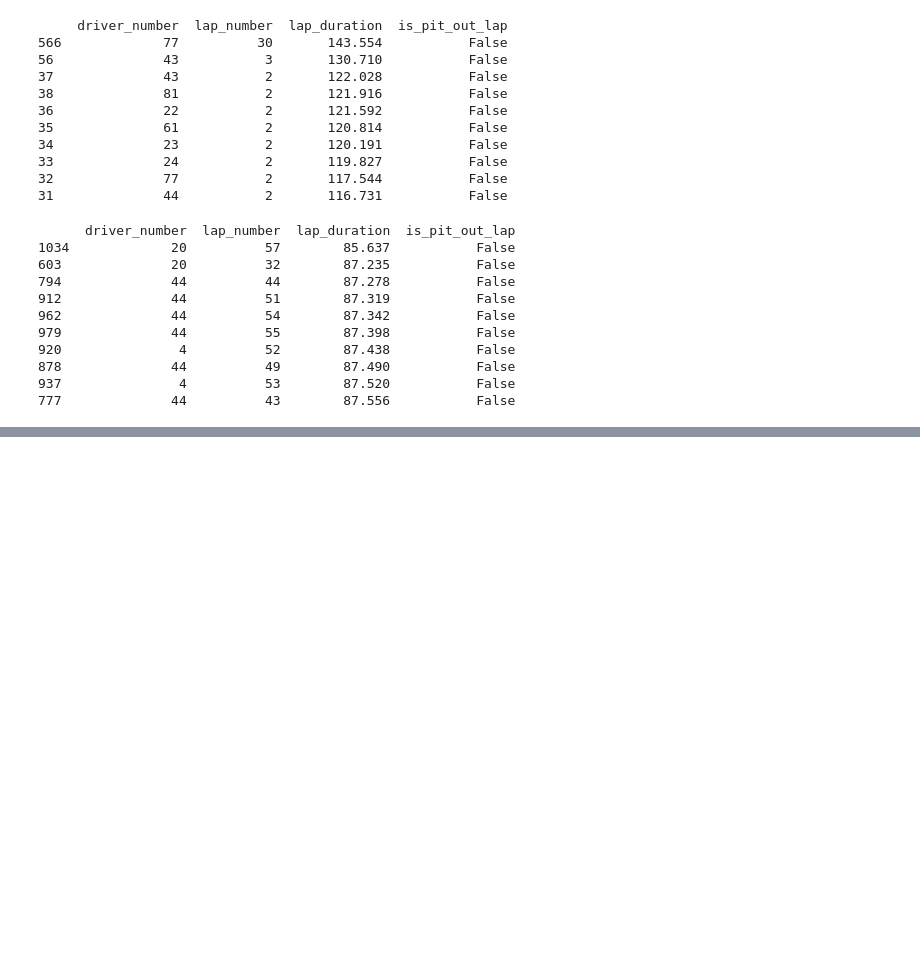
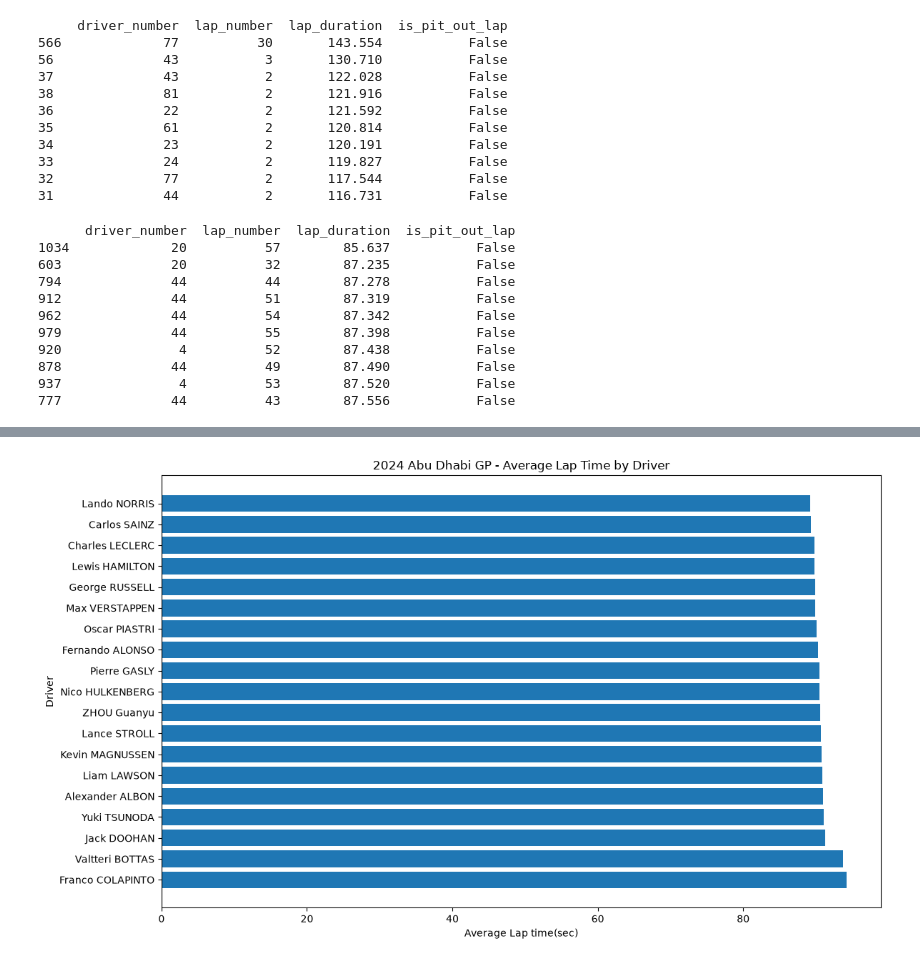
Before and after one commit to usma414/F1-Race-Intelligence-System, a Jupyter notebook: notebooks/01_initial_data_exploration.ipynb, the cells around one changed output, grey strips where cells are left out. Drawn from its saved outputs; the diff is of its cells as text; code cells hidden in the pictures; blank space fills up the shorter version.

```diff
--- a/notebooks/01_initial_data_exploration.ipynb
+++ b/notebooks/01_initial_data_exploration.ipynb
@@ -244,0 +311,18 @@ print(
+# %%
+driver_performance = driver_performance.reset_index()
+
+driver_performance = driver_performance.merge(
+    drivers[['driver_number', 'full_name', 'team_name']].drop_duplicates(subset=['driver_number']),
+    on="driver_number",
+    how='left'
+)
+
+driver_performance = driver_performance.sort_values(
+    by='mean'
+)
+
+print(
+    driver_performance[
+        ['driver_number', 'full_name', 'team_name', 'mean', 'min', 'max', 'std', 'count']
+    ].round(3)
+)
@@ -244,0 +347,18 @@ print(
+# %%
+plt.figure(figsize=(12,7))
+
+plt.barh(
+    driver_performance['full_name'],
+    driver_performance['mean']
+)
+
+plt.xlabel("Average Lap time(sec)")
+plt.ylabel("Driver")
+plt.title("2024 Abu Dhabi GP - Average Lap Time by Driver")
+
+plt.gca().invert_yaxis()
+
+plt.tight_layout()
+plt.show()
+# %% [output]
+[figure, added]
```
Also changed, not shown: parts of 3 cells of this notebook, 1 other file.
